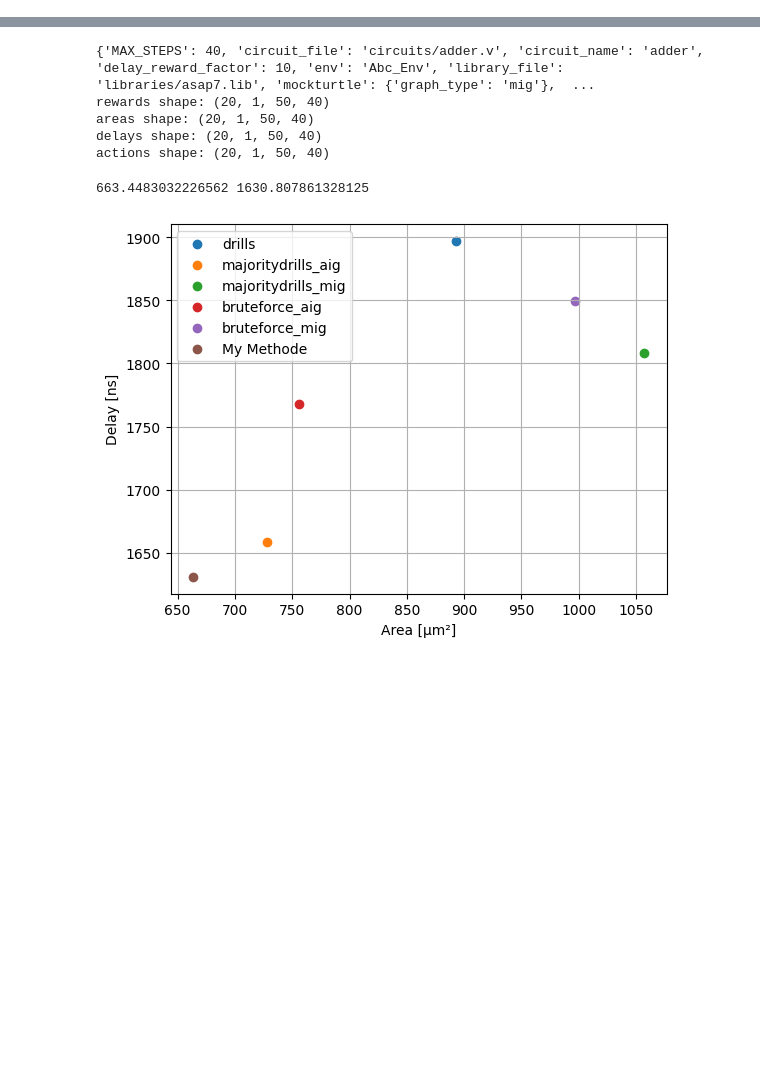
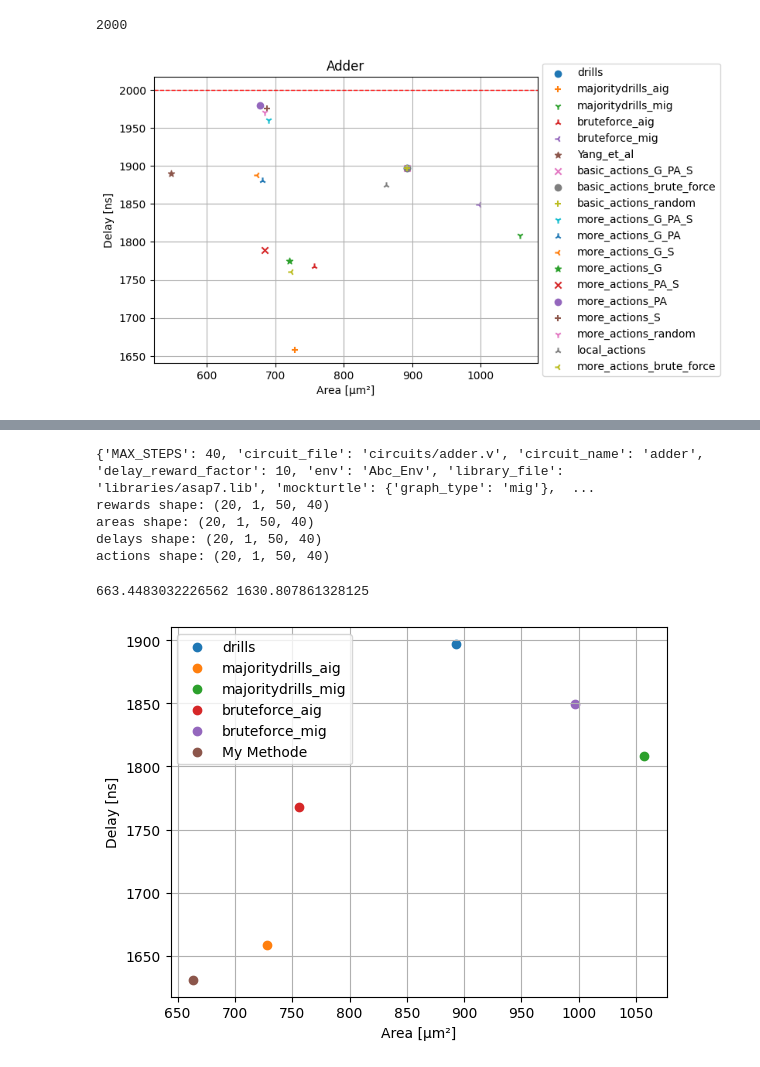
Before and after one commit to Kunzro/Reinforcement_Learning_for_Logic_Optimization, a Jupyter notebook: plots.ipynb, the cells around one changed output, grey strips where cells are left out. Saved outputs shown, nothing was run; the diff lists cells and outputs as text; code cells hidden in the pictures; blank space fills up the shorter version.

```diff
--- a/plots.ipynb
+++ b/plots.ipynb
@@ -15,0 +644,73 @@ print(previous_results)
+# %%
+plot_results_for_circuit(
+    previous_results,
+    results_dirs,
+    configs=[
+        {
+            "use_graph": True,
+            "use_previous_action": True,
+            "use_state": True,
+            "desc": ["basic_actions"]
+        },
+        {
+            "desc": ["basic_actions_BF"]
+        },
+        {
+            "desc": ["basic_actions_random"]
+        },
+        {
+            "use_graph": True,
+            "use_previous_action": True,
+            "use_state": True,
+            "desc": ["more_actions"]
+        },
+        {
+            "use_graph": True,
+            "use_previous_action": True,
+            "use_state": False,
+            "desc": ["more_actions"]
+        },
+        {
+            "use_graph": True,
+            "use_previous_action": False,
+            "use_state": True,
+            "desc": ["more_actions"]
+        },
+        {
+            "use_graph": True,
+            "use_previous_action": False,
+            "use_state": False,
+            "desc": ["more_actions"]
+        },
+        {
+            "use_graph": False,
+            "use_previous_action": True,
+            "use_state": True,
+            "desc": ["more_actions"]
+        },
+        {
+            "use_graph": False,
+            "use_previous_action": True,
+            "use_state": False,
+            "desc": ["more_actions"]
+        },
+        {
+            "use_graph": False,
+            "use_previous_action": False,
+            "use_state": True,
+            "desc": ["more_actions"]
+        },
+        {
+            "desc": ["more_actions_random"]
+        },
+        {
+            "desc": ["local_actions", "23-55"]
+        },
+        {
+            "desc": ["more_actions_bf"]
+        },
+    ],
+    circuit_name="adder")
+# %% [output]
+2000
+[figure, added]
```
Also changed, not shown: parts of 20 cells of this notebook, 13 other files.
